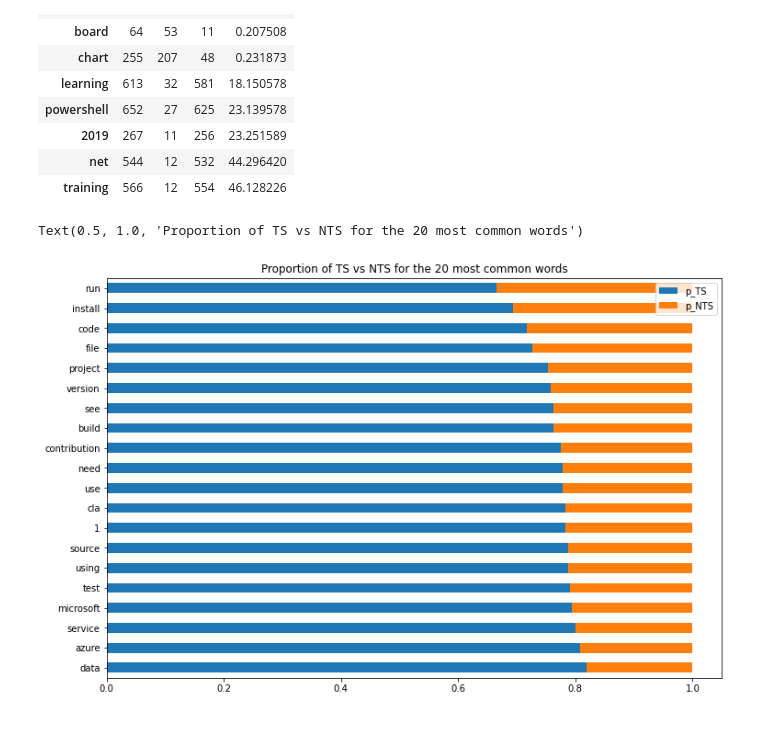
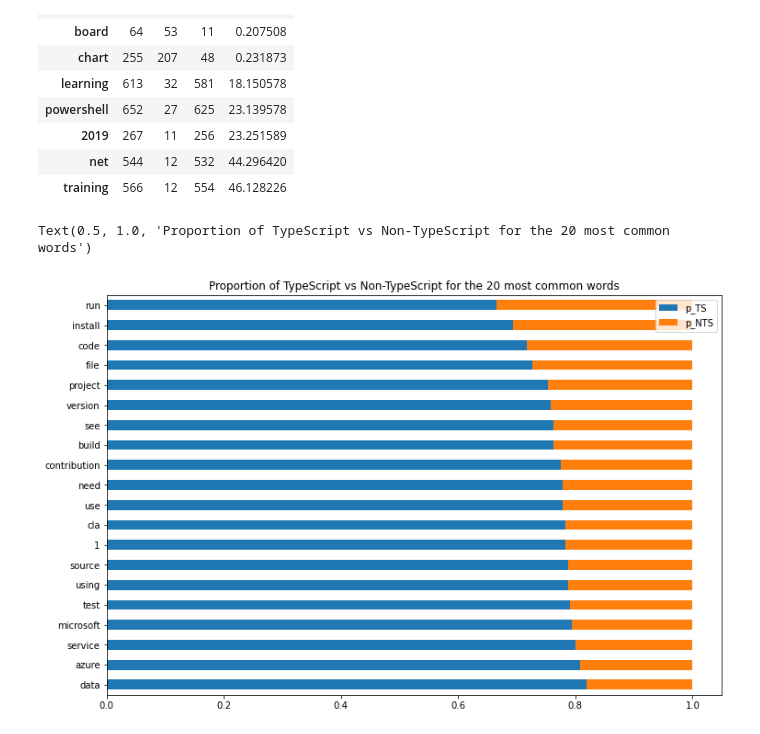
Before and after one commit to lets-talk-codeup/github-guesser, a Jupyter notebook: explore.ipynb, the cells around one changed output. Cells and saved outputs as stored; diff of their text form; code cells hidden in the pictures.

```diff
--- a/explore.ipynb
+++ b/explore.ipynb
@@ -152,17 +152,17 @@ Text(0.5, 1.0, 'Proportion of NTS vs TS for the 20 most common words')
 # %%
 # figure out the percentage
 (word_counts
  .assign(p_NTS=word_counts.TS / word_counts['all'],
          p_TS=word_counts.NTS / word_counts['all'])
  .sort_values(by='all')
  [['p_TS', 'p_NTS']]
  .tail(20)
  .sort_values('p_NTS')
  .plot.barh(stacked=True,figsize = (12, 8)))
 
 
 
-plt.title('Proportion of TS vs NTS for the 20 most common words')
+plt.title('Proportion of TypeScript vs Non-TypeScript for the 20 most common words')
 # %% [output]
-Text(0.5, 1.0, 'Proportion of TS vs NTS for the 20 most common words')
+Text(0.5, 1.0, 'Proportion of TypeScript vs Non-TypeScript for the 20 most common words')
-[figure, old version]
+[figure, new version]
```
Also changed, not shown: parts of 6 cells of this notebook.
